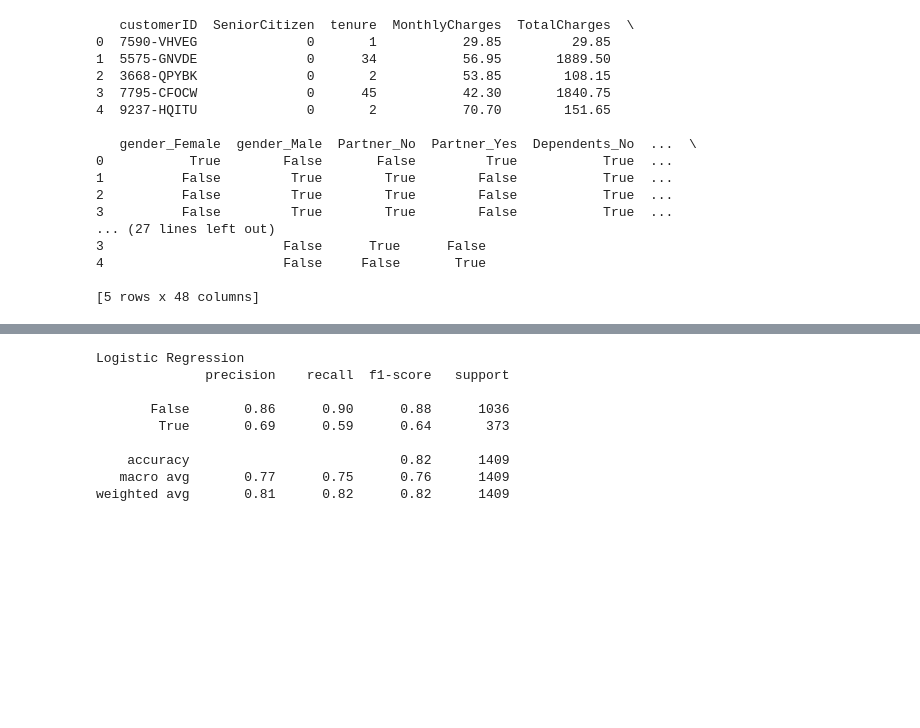
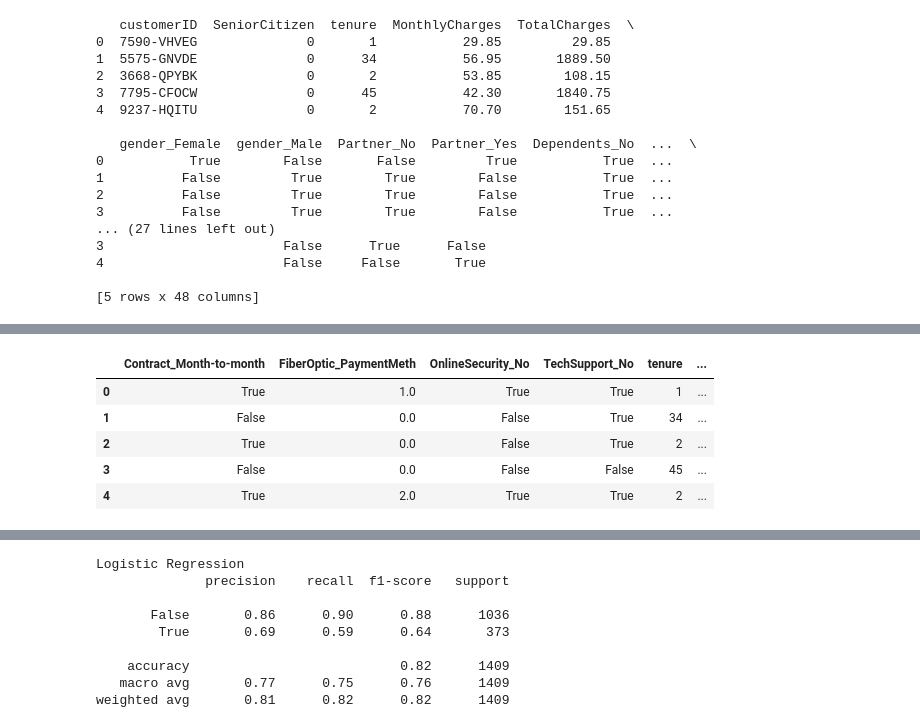
Before and after one commit to AyushMayekar/Customer-Churn-System, a Jupyter notebook: Train.ipynb, the cells around one changed output, grey strips where cells are left out. Drawn from its saved outputs; the diff is of its cells as text; code cells hidden in the pictures; blank space fills up the shorter version.

Commit message:
Data processing and splitting

```diff
--- a/Train.ipynb
+++ b/Train.ipynb
@@ -4,5 +4,6 @@ import numpy as np
 import seaborn as sns
 import matplotlib.pyplot as plt
 # %%
-file_path = r"C:\Users\ayush\OneDrive\Desktop\vs\Customer_churn\WA_Fn-UseC_-Telco-Customer-Churn.csv"
+# Defining the path to raw data
+file_path = r"C:\Users\ayush\Desktop\vs\Customer_churn\WA_Fn-UseC_-Telco-Customer-Churn.csv"
 # %%
@@ -232,0 +188,2 @@ X_test = scaler.transform(X_test)
+# %%
+df = df.drop(columns=['TechSupport_Yes','InternetService_DSL' ])
@@ -232,0 +212,4 @@ X_test = scaler.transform(X_test)
+# %%
+# Combining some attributes for better relation with label
+df['TechSupport_InternetService'] = ((df['InternetService_Fiber optic'].astype(int)/df['InternetService_Fiber optic'].astype(int).max())+(df['PaymentMethod_Electronic check'].astype(int)/df['PaymentMethod_Electronic check'].astype(int).max()))
+df['Internet_Service'] = (1/((df['InternetService_No'].astype(int)/df['InternetService_No'].astype(int).max())+(df['OnlineSecurity_No internet service'].astype(int)/df['OnlineSecurity_No internet service'].astype(int).max())+(df['OnlineBackup_No internet service'].astype(int)/df['OnlineBackup_No internet service'].astype(int).max())+(df['DeviceProtection_No internet service'].astype(int)/df['DeviceProtection_No internet service'].astype(int).max())+(df['TechSupport_No internet service'].astype(int)/df['TechSupport_No internet service'].astype(int).max())+(df['StreamingTV_No internet service'].astype(int)/df['StreamingTV_No internet service'].astype(int).max())+(df['StreamingMovies_No internet service'].astype(int)/df['StreamingMovies_No internet service'].astype(int).max())))
@@ -232,0 +240,13 @@ X_test = scaler.transform(X_test)
+# %%
+# Keeping only the most impactfull features
+keep = ['Contract_Month-to-month','TechSupport_InternetService','OnlineSecurity_No','TechSupport_No','tenure','Contract_Two year', 'Churn_Yes']
+df = df[keep]
+df = df.rename(columns={'TechSupport_InternetService':'FiberOptic_PaymentMeth'})
+df.head()
+# %% [output]
+|  | Contract_Month-to-month | FiberOptic_PaymentMeth | OnlineSecurity_No | TechSupport_No | tenure | ... |
+| 0 | True | 1.0 | True | True | 1 | ... |
+| 1 | False | 0.0 | False | True | 34 | ... |
+| 2 | True | 0.0 | False | True | 2 | ... |
+| 3 | False | 0.0 | False | False | 45 | ... |
+| 4 | True | 2.0 | True | True | 2 | ... |
```
Also changed, not shown: parts of 29 cells of this notebook, 2 other files.
